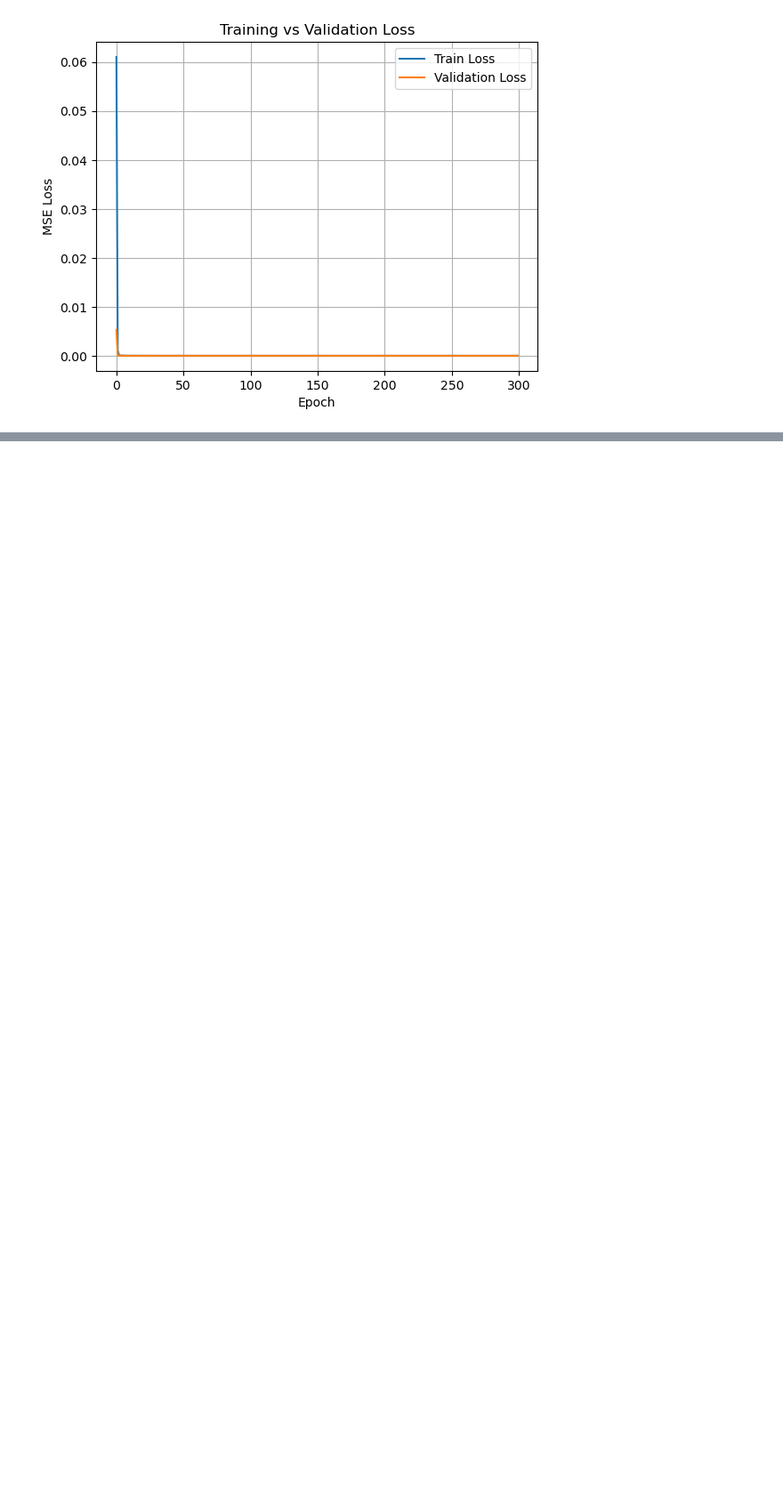
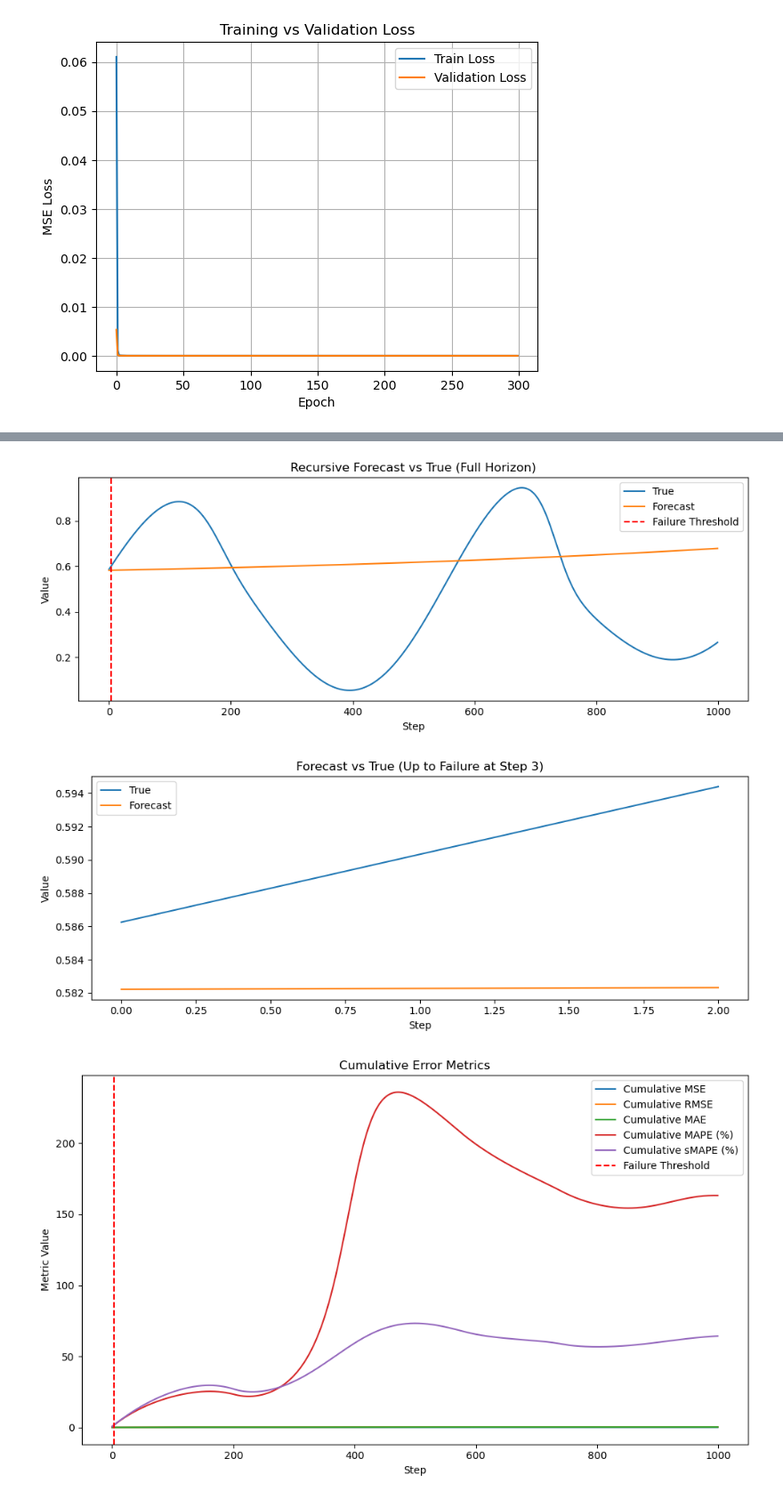
Before and after one commit to nxteventrying/TESIS, a Jupyter notebook: scripts/CNN.ipynb, the cells around one changed output, grey strips where cells are left out. Shown at 89% size. Saved outputs shown, nothing was run; the diff lists cells and outputs as text; code cells hidden in the pictures; blank space fills up the shorter version.

```diff
--- a/scripts/CNN.ipynb
+++ b/scripts/CNN.ipynb
@@ -805,6 +778,23 @@ plt.tight_layout()
 plt.show()
 # %% [output]
 [figure]
+# %%
+# univariate data preparation
+from numpy import array
+
+#split a univariate sequence into samples
+def split_sequence(sequence, n_steps):
+    X, y = list(), list()
+    for i in range(len(sequence)):
+        # find the end of this pattern
+        end_ix = i +n_steps
+        if end_ix > len(sequence) - 1:
+            break
+        #gather input and output parts of the pattern
+        seq_x, seq_y = sequence[i:end_ix], sequence[end_ix]
+        X.append(seq_x)
+        y.append(seq_y)
+    return array(X), array(y)
 # %%
 # choose a number of time steps
 n_steps = 1
@@ -896,0 +1028,15 @@ plt.show()
+# %%
+from datetime import datetime
+
+print("Cell start:", datetime.now())
+
+failure_step, summary = recursive_forecast_evaluate(model_CNN_UV_OS_SD,
+                                                    train_data,
+                                                    test_data,
+                                                    n_steps,
+                                                    n_features,
+                                                    threshold=0.01
+)
+
+print("Cell end:  ", datetime.now())
+# %% [output]
@@ -896,0 +1044,3 @@ plt.show()
+[figure, added]
+[figure, added]
+[figure, added]
```
Also changed, not shown: parts of 56 cells of this notebook, 2 other files.
